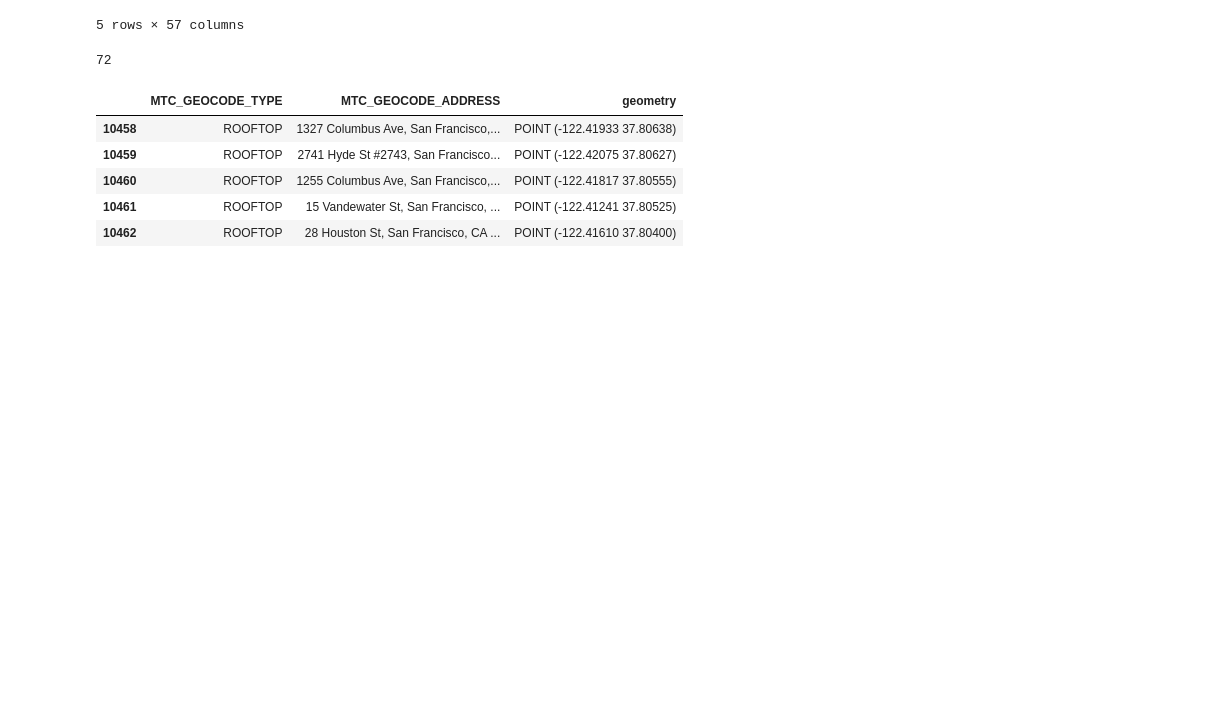
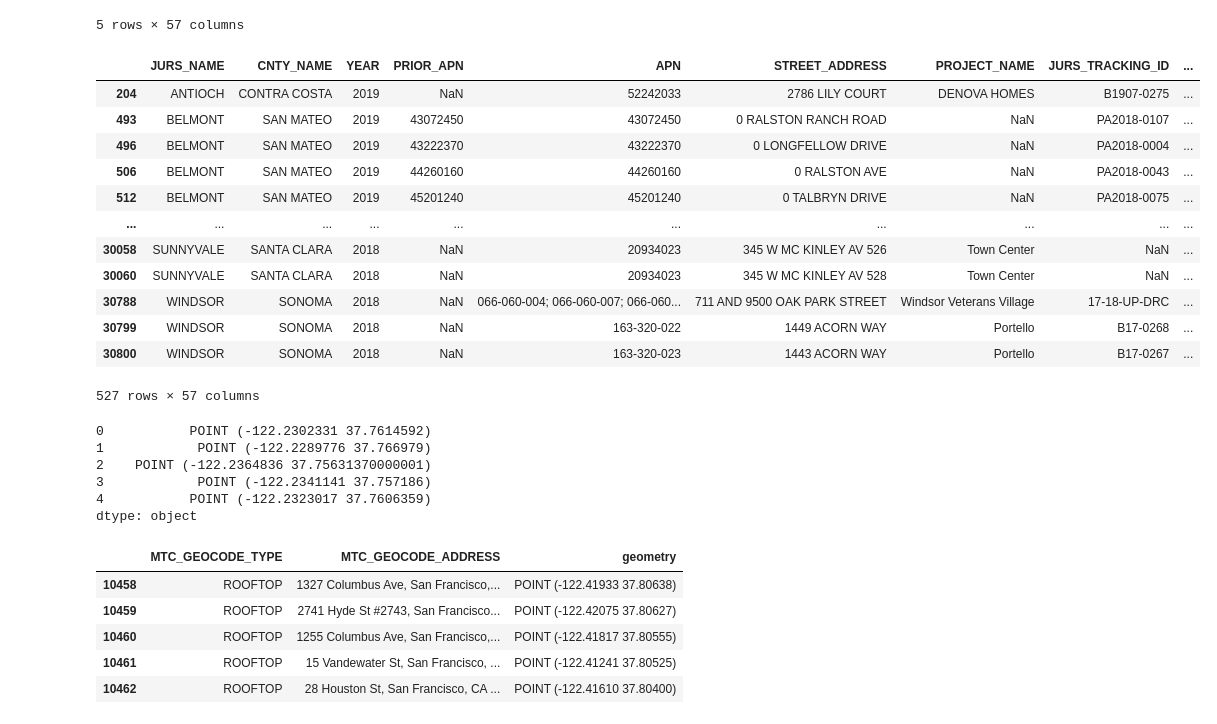
Before and after one commit to BayAreaMetro/MTCDataModel, a Jupyter notebook: Project-Documentation/hcd/HCD Annual Progress Report Data Processing 2018-2019.ipynb, the cells around one changed output. Drawn from its saved outputs; the diff is of its cells as text; code cells hidden in the pictures; blank space fills up the shorter version.

```diff
--- a/Project-Documentation/hcd/HCD Annual Progress Report Data Processing 2018-2019.ipynb
+++ b/Project-Documentation/hcd/HCD Annual Progress Report Data Processing 2018-2019.ipynb
@@ -700,7 +680,3 @@ apr_bay_area_geo.head(5)
 | 3 | ALAMEDA | ALAMEDA | 2019 | NaN | 69-77-1 | 1322 FOUNTAIN ST | NaN | CB19-0236 | ... |
 | 4 | ALAMEDA | ALAMEDA | 2019 | NaN | 69-99-6 | 1515 COURT ST | NaN | CB18-1068 | ... |
 5 rows × 57 columns
-# %%
-sf_permits[sf_permits['MTC_GEOCODE_ADDRESS'].isnull()].size
-# %% [output]
-72
@@ -706,0 +688,28 @@ sf_permits[sf_permits['MTC_GEOCODE_ADDRESS'].isnull()].size
+# %%
+apr_bay_area_geo[apr_bay_area_geo['geometry'].isnull()]
+# %% [output]
+|  | JURS_NAME | CNTY_NAME | YEAR | PRIOR_APN | APN | STREET_ADDRESS | PROJECT_NAME | JURS_TRACKING_ID | ... |
+| 204 | ANTIOCH | CONTRA COSTA | 2019 | NaN | 52242033 | 2786 LILY COURT | DENOVA HOMES | B1907-0275 | ... |
+| 493 | BELMONT | SAN MATEO | 2019 | 43072450 | 43072450 | 0 RALSTON RANCH ROAD | NaN | PA2018-0107 | ... |
+| 496 | BELMONT | SAN MATEO | 2019 | 43222370 | 43222370 | 0 LONGFELLOW DRIVE | NaN | PA2018-0004 | ... |
+| 506 | BELMONT | SAN MATEO | 2019 | 44260160 | 44260160 | 0 RALSTON AVE | NaN | PA2018-0043 | ... |
+| 512 | BELMONT | SAN MATEO | 2019 | 45201240 | 45201240 | 0 TALBRYN DRIVE | NaN | PA2018-0075 | ... |
+| ... | ... | ... | ... | ... | ... | ... | ... | ... | ... |
+| 30058 | SUNNYVALE | SANTA CLARA | 2018 | NaN | 20934023 | 345 W MC KINLEY AV 526 | Town Center | NaN | ... |
+| 30060 | SUNNYVALE | SANTA CLARA | 2018 | NaN | 20934023 | 345 W MC KINLEY AV 528 | Town Center | NaN | ... |
+| 30788 | WINDSOR | SONOMA | 2018 | NaN | 066-060-004; 066-060-007; 066-060... | 711 AND 9500 OAK PARK STREET | Windsor Veterans Village | 17-18-UP-DRC | ... |
+| 30799 | WINDSOR | SONOMA | 2018 | NaN | 163-320-022 | 1449 ACORN WAY | Portello | B17-0268 | ... |
+| 30800 | WINDSOR | SONOMA | 2018 | NaN | 163-320-023 | 1443 ACORN WAY | Portello | B17-0267 | ... |
+527 rows × 57 columns
+# %%
+apr_bay_area_geo.iloc[0:5].apply(lambda x: np.nan if
+                                             np.all(np.isnan(x['geometry'])) else
+                                             x['geometry'].wkt,
+                                            axis = 1)
+# %% [output]
+0           POINT (-122.2302331 37.7614592)
+1            POINT (-122.2289776 37.766979)
+2    POINT (-122.2364836 37.75631370000001)
+3            POINT (-122.2341141 37.757186)
+4           POINT (-122.2323017 37.7606359)
+dtype: object
```
Also changed, not shown: parts of 36 cells of this notebook.
